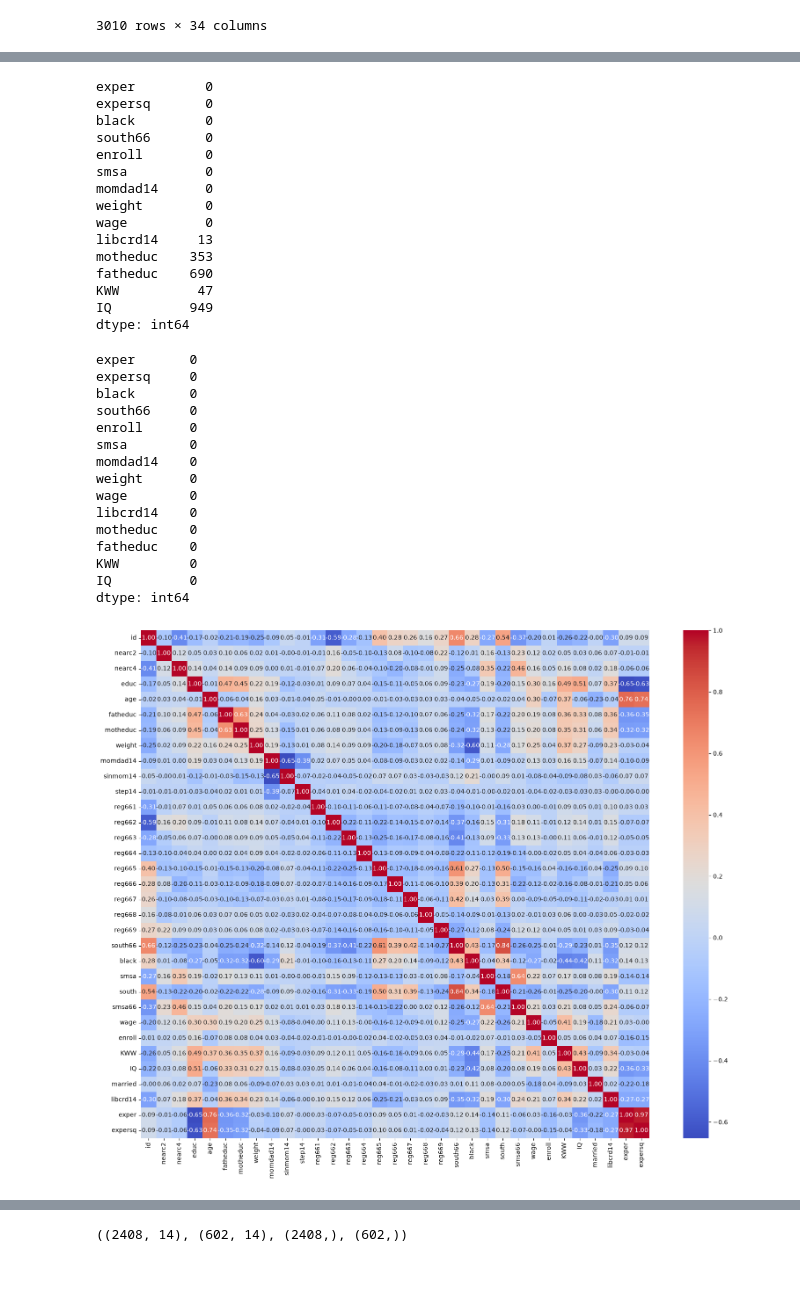
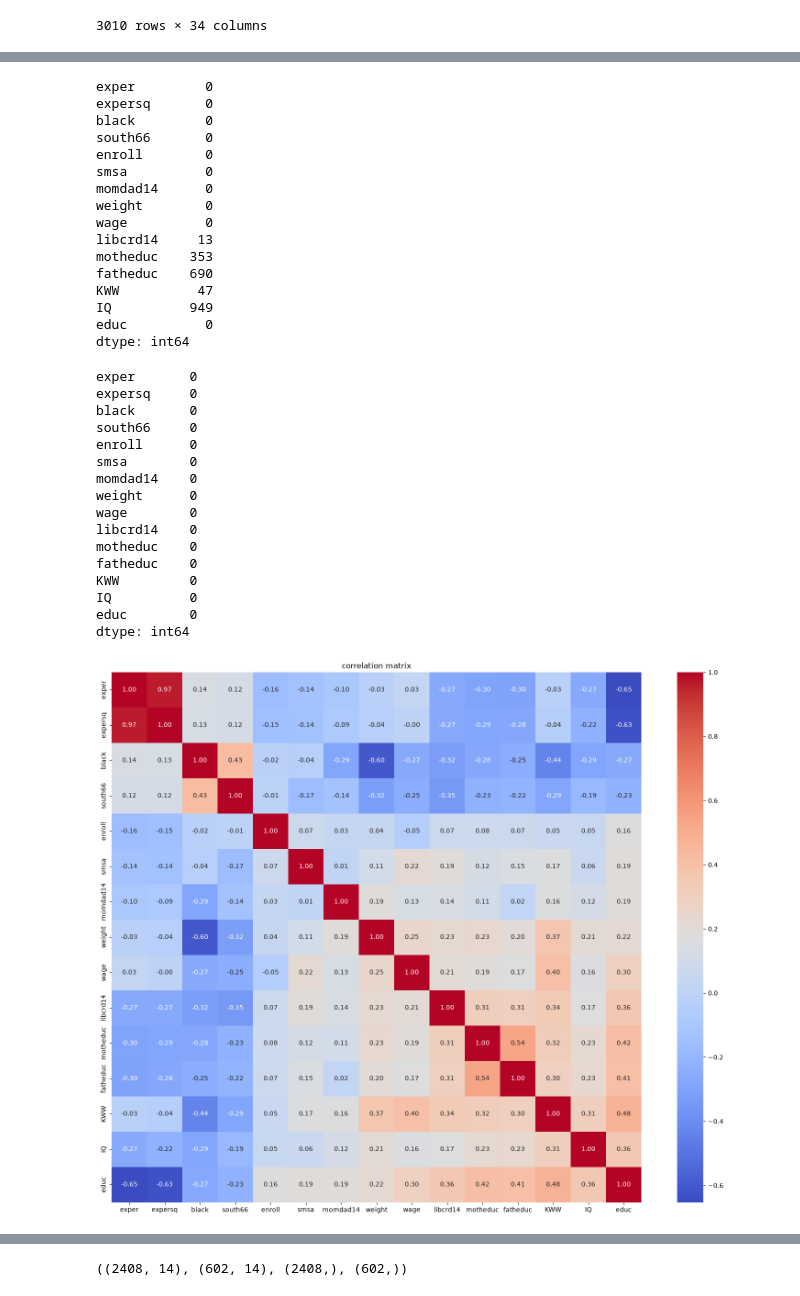
Before and after one commit to Danglee1107/mai391, a Jupyter notebook: main.ipynb, the cells around one changed output, grey strips where cells are left out. Drawn from its saved outputs; the diff is of its cells as text; code cells hidden in the pictures.

```diff
--- a/main.ipynb
+++ b/main.ipynb
@@ -48,7 +88,7 @@ memory usage: 799.7 KB
 # %%
 feature_cols = ['exper', 'expersq', 'black', 'south66', 'enroll', 'smsa',
                 'momdad14', 'weight', 'wage', 'libcrd14', 'motheduc', 'fatheduc',
-                'KWW', 'IQ']
+                'KWW', 'IQ', 'educ']
 
 temp = df[feature_cols]
 temp.isnull().sum()
@@ -67,6 +107,7 @@ motheduc    353
 fatheduc    690
 KWW          47
 IQ          949
+educ          0
 dtype: int64
 # %%
 null_cols = ['libcrd14', 'motheduc', 'fatheduc', 'KWW', 'IQ']
@@ -89,18 +130,20 @@ motheduc    0
 fatheduc    0
 KWW         0
 IQ          0
+educ        0
 dtype: int64
 # %%
-mat = df.corr(numeric_only=True)
+mat = temp.corr(numeric_only=True)
 
 plt.figure(figsize=(20,15))
 sns.heatmap(
     mat,
     annot=True,
     fmt='.2f',
     cmap='coolwarm',
     square=True)
 
+plt.title('correlation matrix')
 plt.show()
 # %% [output]
-[figure, old version]
+[figure, new version]
```
Also changed, not shown: parts of 12 cells of this notebook, 2 other files.
